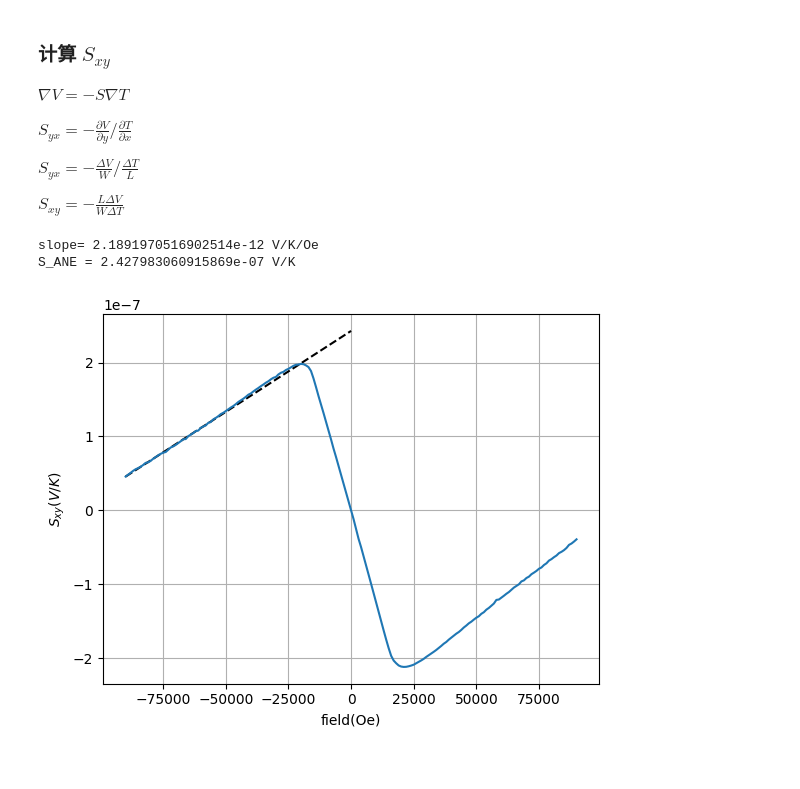
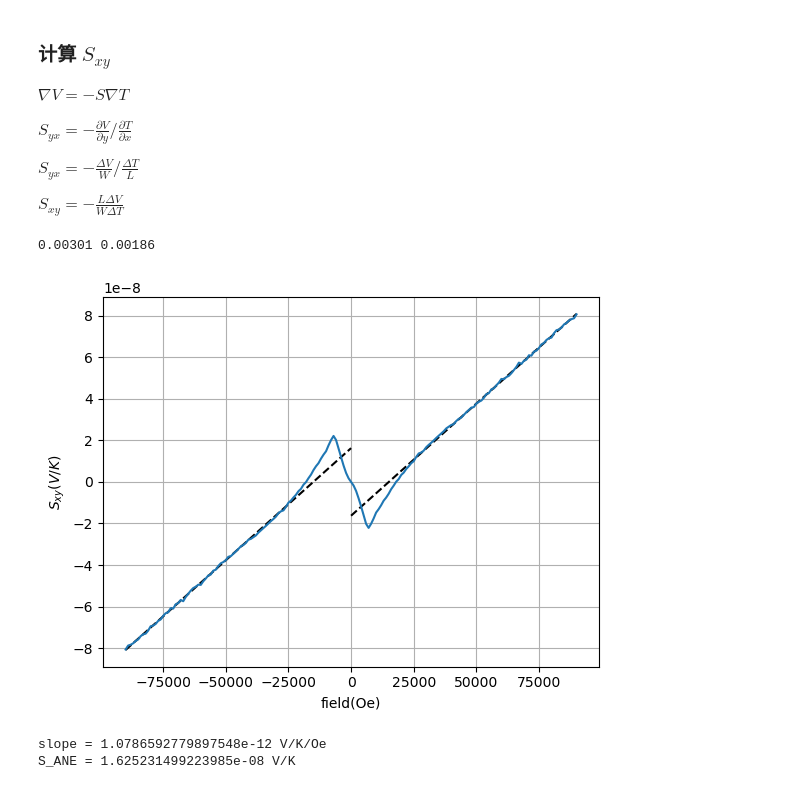
Before and after one commit to ustc-JcZhang/ANE-of-Cobalt, a Jupyter notebook: analysis.ipynb, the cells around one changed output. Cells and saved outputs as stored; diff of their text form; code cells hidden in the pictures.

```diff
--- a/analysis.ipynb
+++ b/analysis.ipynb
@@ -7,18 +8,21 @@ import os
 # %% [markdown]
 ### 读取数据
 # %%
+
 # 选择数据文件夹和文件，定义热电偶换算系数
 # =========================================
-folder = "C:\\Users\\USTC\\Desktop\\anedata\\Co1-102"
-# T type thermocouple
-thermo_coe = 41e-6
-sample_name = "Co1-102(op)"
+thermo_coe = 41e-6  # T type thermocouple
+data_name = "Co1-102(ipp)"
 # =========================================
+
+current_path = os.getcwd()
+sample_name = data_name.split('(')[0]
+folder = os.path.join(current_path, sample_name)
 
 # 遍历文件夹下的所有文件
 for root, dirs, files in os.walk(folder):
     for file in files:
-        if sample_name in file:
+        if data_name in file:
             if "thermocouple" in file:
                 temp_path = os.path.join(root, file)
             else:
@@ -63,51 +67,79 @@ $S_{yx} = -\frac{\Delta V}{W} / \frac{\Delta T}{L}$
 
 $S_{xy} = -\frac{L\Delta V}{W\Delta T} $
 # %%
+# =========================================
 # sample geometry
 # Co0001: L=1.84mm, W=1.58mm
-# Co11-20: L=null, W=null
+# Co11-20: L=2.60mm, W=1.35mm
 # Co1-102: L=3.01mm, W=1.86mm
+geometry = {"Co0001": [1.84e-3, 1.58e-3], "Co11-20": [2.60e-3, 1.35e-3], "Co1-102": [3.01e-3, 1.86e-3]}
 # =========================================
-length = 3.01e-3
-width = 1.86e-3
-# =========================================
+
+length = geometry[sample_name][0]
+width = geometry[sample_name][1]
+print(length, width)
 
 data_len = len(scan_data)
 field = scan_data[:data_len//2, 1]
 # 来回数据取平均
 volt = (scan_data[:data_len//2, 2] + np.flipud(scan_data[data_len//2:, 2])) / 2
 
 # 分离奇分量和偶分量
 # volt_even = (volt + np.flipud(volt)) / 2
-# volt_odd = (volt - np.flipud(volt)) / 2
+volt_odd = (volt - np.flipud(volt)) / 2
+volt = volt_odd
 
 # 零场处的值设为offset
 zero_field_i = np.argmax(field==0)
 offset = volt[zero_field_i]
+volt = volt - offset
 
 # 计算Sxy（注意正负号）
 # =========================================
-S_xy = -(volt - offset) * length / delta_T / width
+S_xy = -volt * length / delta_T / width
 # =========================================
 
 # 拟合截距和斜率
 fit_x = field[field<=-50000]
 fit_y = S_xy[:len(fit_x)]
-coe = np.polyfit(fit_x, fit_y, 1)
+coe_1 = np.polyfit(fit_x, fit_y, 1)
+
+fit_x = field[field>=50000]
+fit_y = S_xy[-len(fit_x):]
+coe_2 = np.polyfit(fit_x, fit_y, 1)
 
 plt.xlabel("field(Oe)")
 plt.ylabel("$S_{xy}(V/K)$")
 plt.grid()
 
-plt.plot(field[field<=0], coe[0]*field[field<=0]+coe[1], "k--")
+plt.plot(field[field<=0], coe_1[0]*field[field<=0]+coe_1[1], "k--")
+plt.plot(field[field>=0], coe_2[0]*field[field>=0]+coe_2[1], "k--")
 plt.plot(field, S_xy)
+plt.show()
 
-print("slope=", coe[0], 'V/K/Oe')
-print("S_ANE =", coe[1], "V/K")
+# Save slope and S_ANE
+slope = np.abs((coe_1[0] + coe_2[0]) / 2)
+S_ANE = np.abs((coe_1[1] - coe_2[1]) / 2)
 
+# Print and save slope and S_ANE
+print("slope =", slope, "V/K/Oe")
+print("S_ANE =", S_ANE, "V/K")
+
+# 保存计算结果
+df = pd.read_excel("result.xlsx")
+if data_name in df["data_name"].values:
+    df.loc[df["data_name"] == data_name, "slope"] = slope
+    df.loc[df["data_name"] == data_name, "S_ANE"] = S_ANE
+else:
+    df.loc[len(df)] = [data_name, slope, S_ANE]
+df.to_excel("result.xlsx", index=False)
+
+# 保存作图数据
 content = np.vstack((field, S_xy))
-np.savetxt(sample_name+"_Sxy.dat", content.T)
+save_path = os.path.join("output",sample_name, data_name+"_Sxy.dat")
+np.savetxt(save_path, content.T)
 # %% [output]
-slope= 2.1891970516902514e-12 V/K/Oe
-S_ANE = 2.427983060915869e-07 V/K
+0.00301 0.00186
-[figure, old version]
+[figure, new version]
+slope = 1.0786592779897548e-12 V/K/Oe
+S_ANE = 1.625231499223985e-08 V/K
```
Also changed, not shown: parts of 3 cells of this notebook, 21 other files.
